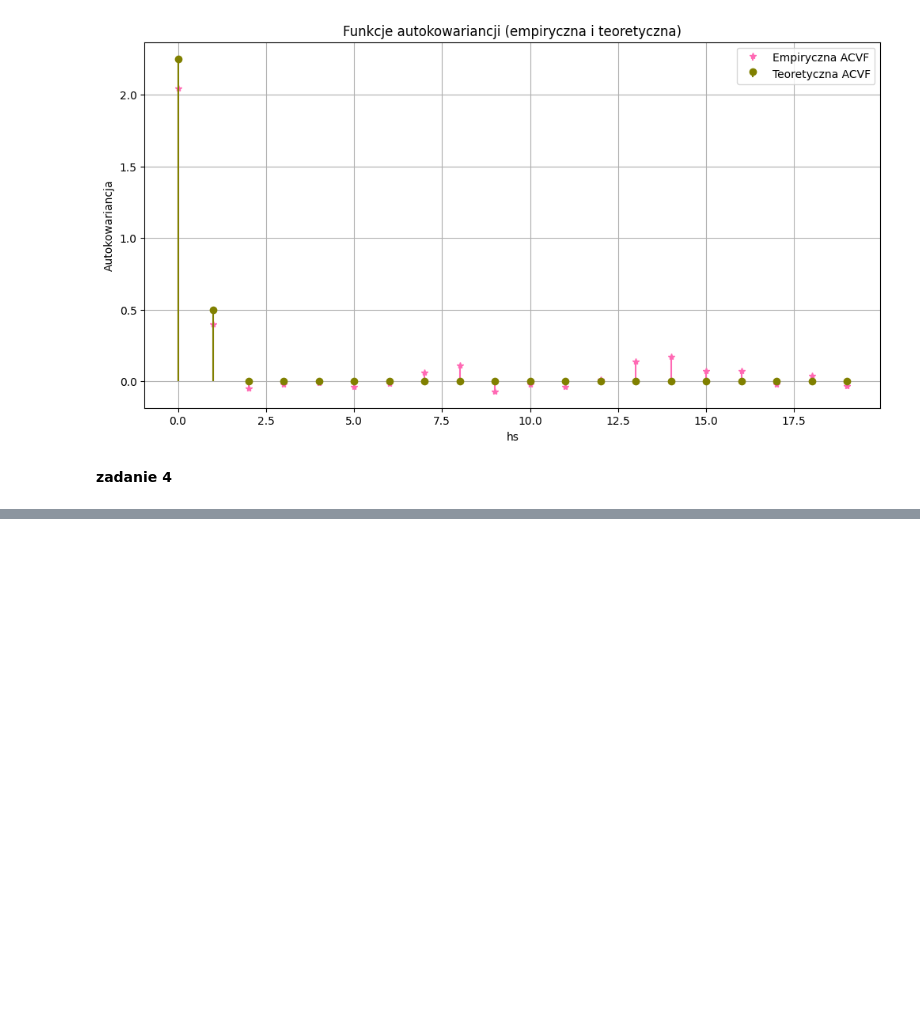
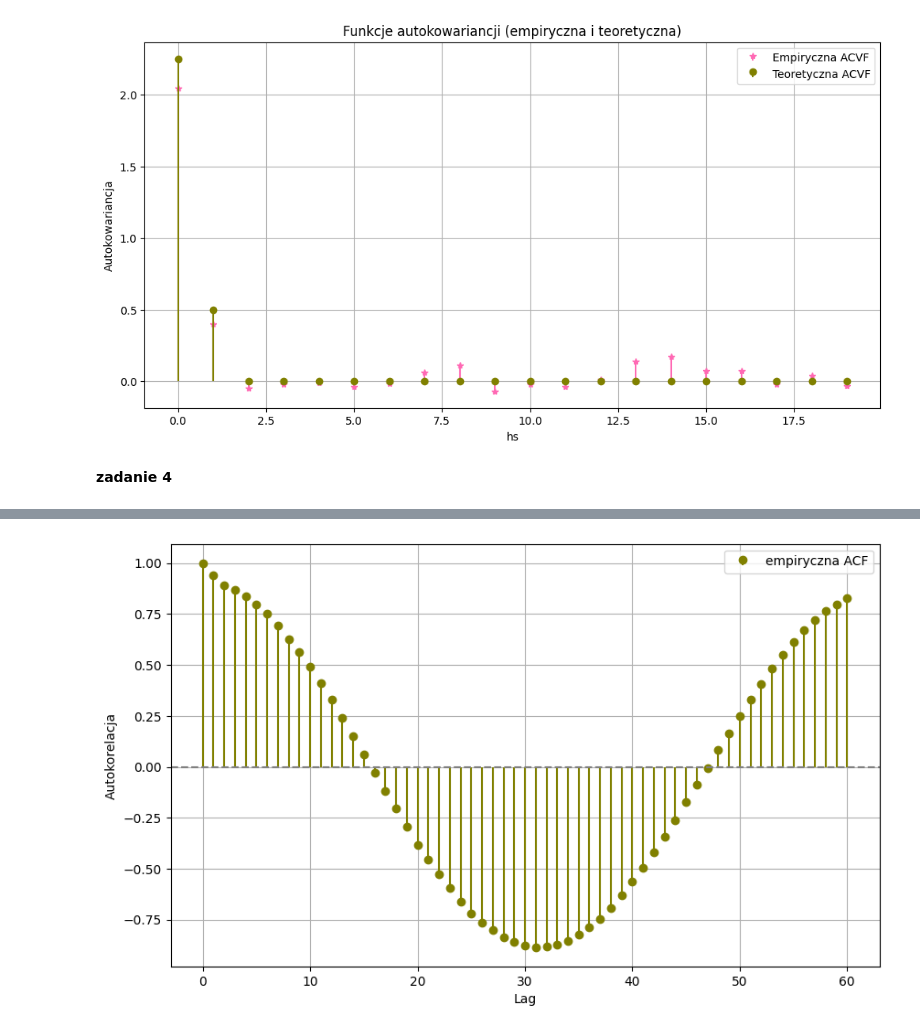
Before and after one commit to 13928861/komputerowa_analiza, a Jupyter notebook: lista 5.ipynb, the cells around one changed output, grey strips where cells are left out. Saved outputs shown, nothing was run; the diff lists cells and outputs as text; code cells hidden in the pictures; blank space fills up the shorter version.

```diff
--- a/lista 5.ipynb
+++ b/lista 5.ipynb
@@ -103,0 +166,31 @@ def s(t):
+# %%
+import numpy as np
+import matplotlib.pyplot as plt
+from statsmodels.tsa.stattools import acf
+
+nlags = 60
+
+def empACVF(X_gwiazdka, h):
+    n = len(X_gwiazdka)
+    x_mean = np.mean(X_gwiazdka)
+    return 1/n*sum((X_gwiazdka[i]-x_mean)*(X_gwiazdka[i+abs(h)]-x_mean) for i in range(1,n-abs(h)))
+
+def empACF(X_gwiazdka, h):
+    return empACVF(X_gwiazdka, h)/empACVF(X_gwiazdka, 0)
+
+empirical_acf1=[empACF(X_gwiazdka, h) for h in range(nlags + 1)]
+
+
+
+lags = np.arange(0, nlags + 1)
+
+plt.figure(figsize=(10, 6))
+plt.stem(lags, empirical_acf1, linefmt='olive', markerfmt='o', basefmt=" ", label='empiryczna ACF')
+plt.axhline(0, color='gray', linestyle='--')
+plt.xlabel("Lag")
+plt.ylabel("Autokorelacja")
+plt.legend()
+plt.grid()
+plt.show()
+# %% [output]
+[figure, added]
```
Also changed, not shown: parts of 8 cells of this notebook.
